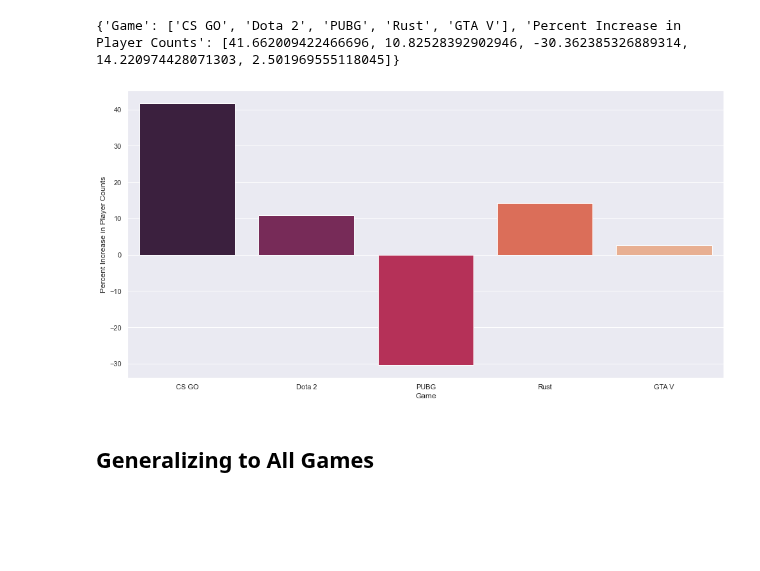
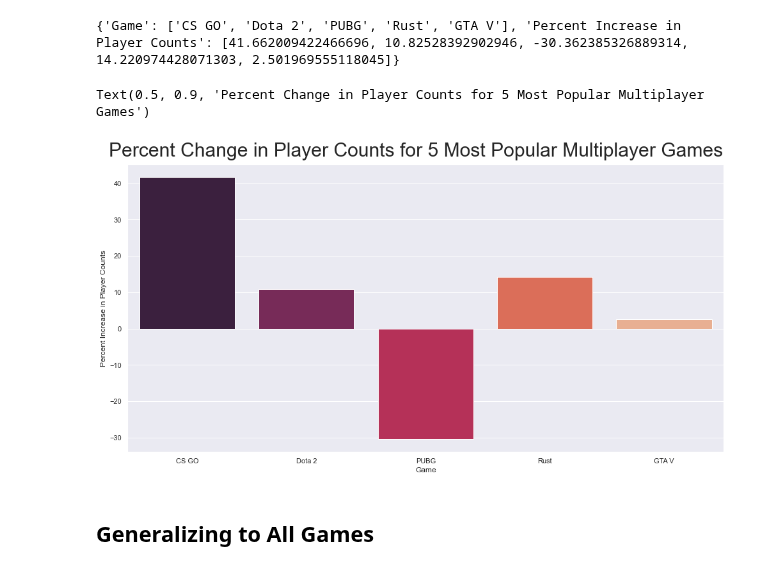
Before and after one commit to tnn050/Social-Gaming-During-COVID-19, a Jupyter notebook: EDACheckpoint_group044.ipynb, the cells around one changed output. Drawn from its saved outputs; the diff is of its cells as text; code cells hidden in the pictures; blank space fills up the shorter version.

```diff
--- a/EDACheckpoint_group044.ipynb
+++ b/EDACheckpoint_group044.ipynb
@@ -593,8 +596,10 @@ print(games_and_perc)
 # %%
 perc_change = pd.DataFrame(games_and_perc, columns=['Game','Percent Increase in Player Counts'])
 ax = sns.barplot(x="Game", y="Percent Increase in Player Counts", data=perc_change, palette='rocket')
+plt.figtext(.5,.9,'Percent Change in Player Counts for 5 Most Popular Multiplayer Games', fontsize=30, ha='center')
 # %% [output]
+Text(0.5, 0.9, 'Percent Change in Player Counts for 5 Most Popular Multiplayer Games')
-[figure, old version]
+[figure, new version]
 # %% [markdown]
 ## Generalizing to All Games
 # %% [markdown]
```
Also changed, not shown: parts of 6 cells of this notebook.
